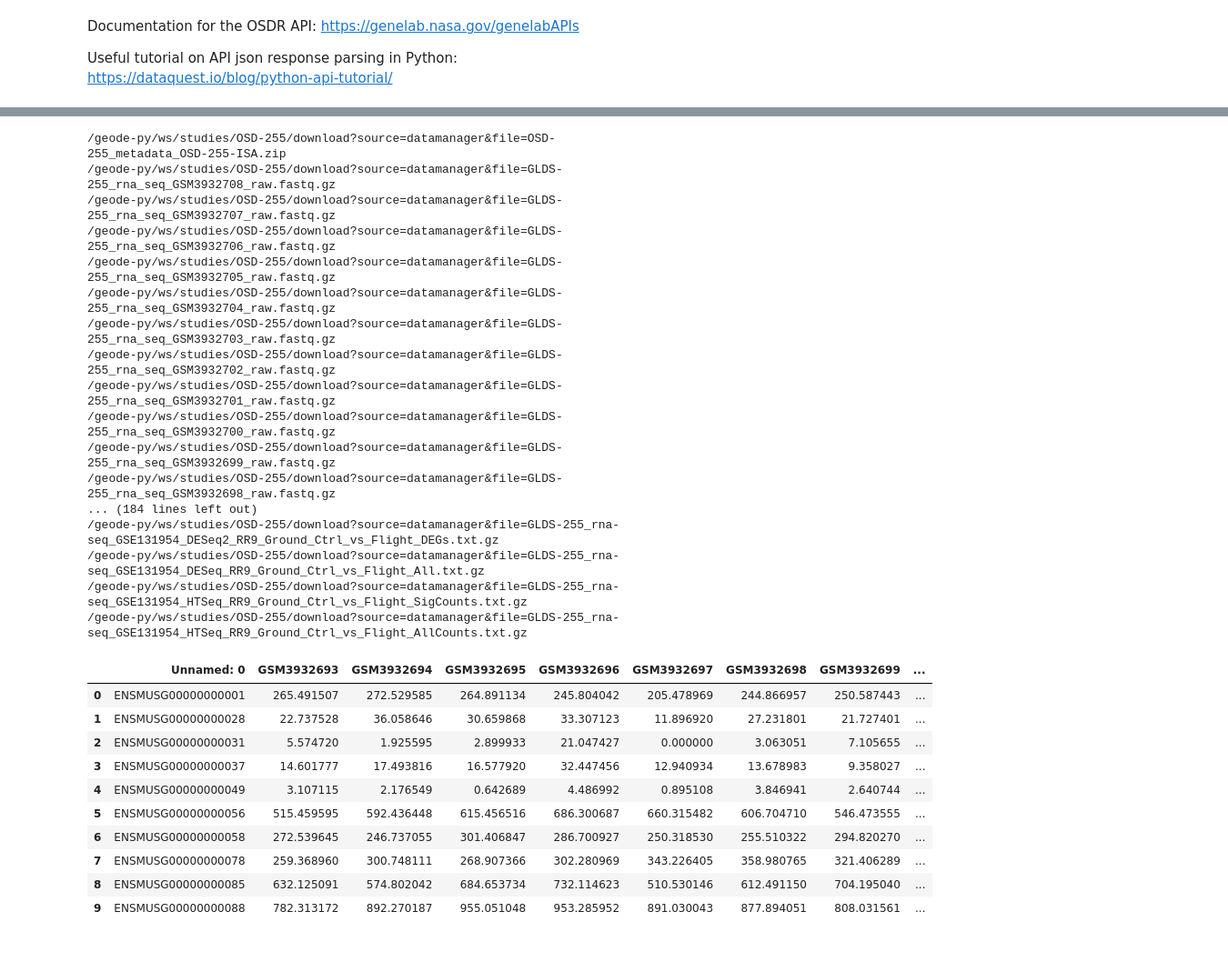
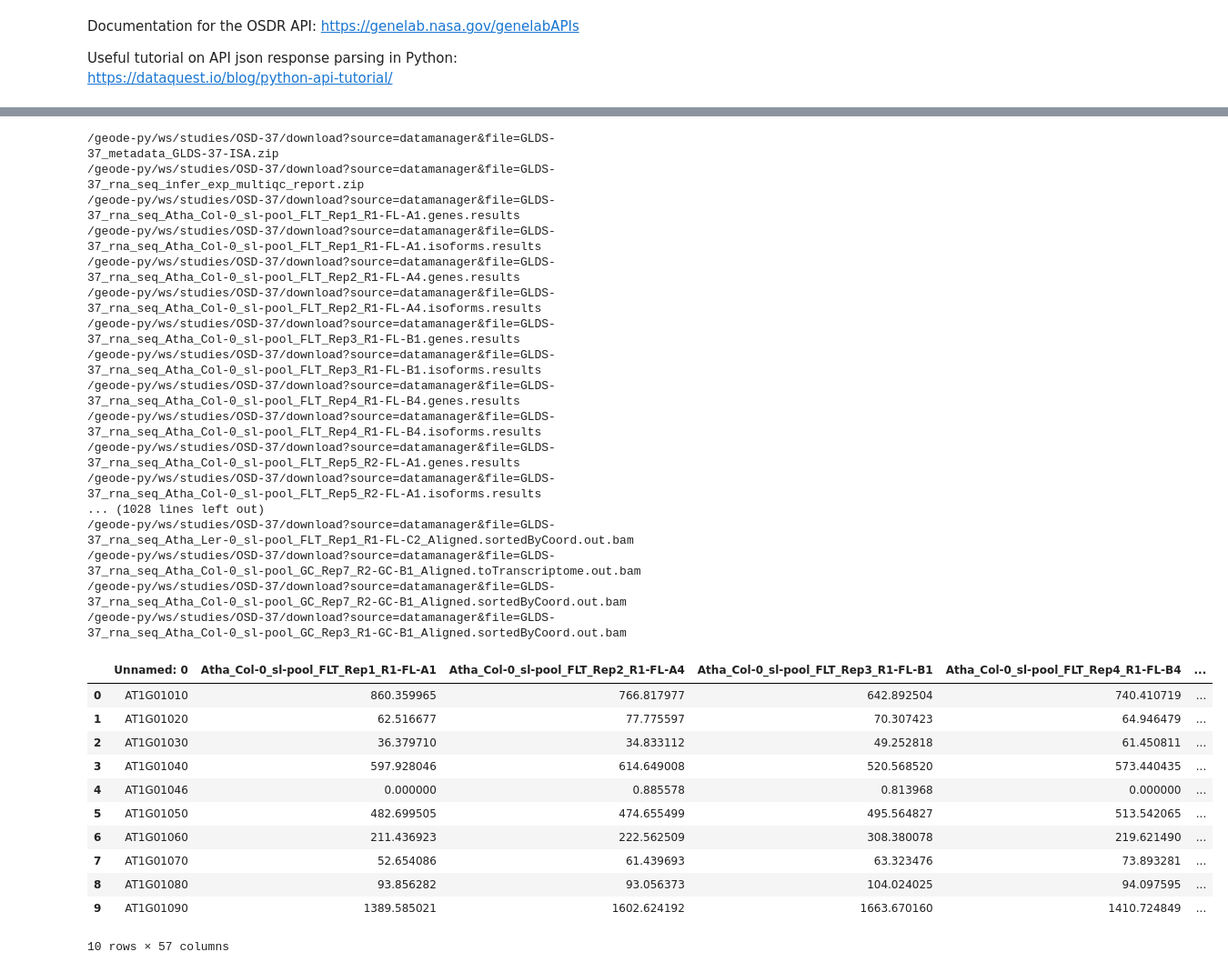
Before and after one commit to dr-richard-barker/Space_Biology_Education.io, a Jupyter notebook: OSDR_API_demo.ipynb, the cells around one changed output, grey strips where cells are left out. Shown at 91% size. Drawn from its saved outputs; the diff is of its cells as text; code cells hidden in the pictures.

```diff
--- a/OSDR_API_demo.ipynb
+++ b/OSDR_API_demo.ipynb
@@ -35,37 +35,38 @@ response
 # %%
 # Get the remote URL for all files (need to put https://osdr.nasa.gov before each URL to access)
-for item in response['studies']['OSD-255']['study_files']:
+for item in response['studies']['OSD-37']['study_files']:
     print(item['remote_url'])
 # %% [output]
-/geode-py/ws/studies/OSD-255/download?source=datamanager&file=OSD-255_metadata_OSD-255-ISA.zip
-/geode-py/ws/studies/OSD-255/download?source=datamanager&file=GLDS-255_rna_seq_GSM3932708_raw.fastq.gz
-/geode-py/ws/studies/OSD-255/download?source=datamanager&file=GLDS-255_rna_seq_GSM3932707_raw.fastq.gz
-/geode-py/ws/studies/OSD-255/download?source=datamanager&file=GLDS-255_rna_seq_GSM3932706_raw.fastq.gz
-/geode-py/ws/studies/OSD-255/download?source=datamanager&file=GLDS-255_rna_seq_GSM3932705_raw.fastq.gz
-/geode-py/ws/studies/OSD-255/download?source=datamanager&file=GLDS-255_rna_seq_GSM3932704_raw.fastq.gz
-/geode-py/ws/studies/OSD-255/download?source=datamanager&file=GLDS-255_rna_seq_GSM3932703_raw.fastq.gz
-/geode-py/ws/studies/OSD-255/download?source=datamanager&file=GLDS-255_rna_seq_GSM3932702_raw.fastq.gz
-/geode-py/ws/studies/OSD-255/download?source=datamanager&file=GLDS-255_rna_seq_GSM3932701_raw.fastq.gz
-/geode-py/ws/studies/OSD-255/download?source=datamanager&file=GLDS-255_rna_seq_GSM3932700_raw.fastq.gz
-/geode-py/ws/studies/OSD-255/download?source=datamanager&file=GLDS-255_rna_seq_GSM3932699_raw.fastq.gz
-/geode-py/ws/studies/OSD-255/download?source=datamanager&file=GLDS-255_rna_seq_GSM3932698_raw.fastq.gz
-... (184 lines left out)
-/geode-py/ws/studies/OSD-255/download?source=datamanager&file=GLDS-255_rna-seq_GSE131954_DESeq2_RR9_Ground_Ctrl_vs_Flight_DEGs.txt.gz
-/geode-py/ws/studies/OSD-255/download?source=datamanager&file=GLDS-255_rna-seq_GSE131954_DESeq_RR9_Ground_Ctrl_vs_Flight_All.txt.gz
-/geode-py/ws/studies/OSD-255/download?source=datamanager&file=GLDS-255_rna-seq_GSE131954_HTSeq_RR9_Ground_Ctrl_vs_Flight_SigCounts.txt.gz
-/geode-py/ws/studies/OSD-255/download?source=datamanager&file=GLDS-255_rna-seq_GSE131954_HTSeq_RR9_Ground_Ctrl_vs_Flight_AllCounts.txt.gz
+/geode-py/ws/studies/OSD-37/download?source=datamanager&file=GLDS-37_metadata_GLDS-37-ISA.zip
+/geode-py/ws/studies/OSD-37/download?source=datamanager&file=GLDS-37_rna_seq_infer_exp_multiqc_report.zip
+/geode-py/ws/studies/OSD-37/download?source=datamanager&file=GLDS-37_rna_seq_Atha_Col-0_sl-pool_FLT_Rep1_R1-FL-A1.genes.results
+/geode-py/ws/studies/OSD-37/download?source=datamanager&file=GLDS-37_rna_seq_Atha_Col-0_sl-pool_FLT_Rep1_R1-FL-A1.isoforms.results
+/geode-py/ws/studies/OSD-37/download?source=datamanager&file=GLDS-37_rna_seq_Atha_Col-0_sl-pool_FLT_Rep2_R1-FL-A4.genes.results
+/geode-py/ws/studies/OSD-37/download?source=datamanager&file=GLDS-37_rna_seq_Atha_Col-0_sl-pool_FLT_Rep2_R1-FL-A4.isoforms.results
+/geode-py/ws/studies/OSD-37/download?source=datamanager&file=GLDS-37_rna_seq_Atha_Col-0_sl-pool_FLT_Rep3_R1-FL-B1.genes.results
+/geode-py/ws/studies/OSD-37/download?source=datamanager&file=GLDS-37_rna_seq_Atha_Col-0_sl-pool_FLT_Rep3_R1-FL-B1.isoforms.results
+/geode-py/ws/studies/OSD-37/download?source=datamanager&file=GLDS-37_rna_seq_Atha_Col-0_sl-pool_FLT_Rep4_R1-FL-B4.genes.results
+/geode-py/ws/studies/OSD-37/download?source=datamanager&file=GLDS-37_rna_seq_Atha_Col-0_sl-pool_FLT_Rep4_R1-FL-B4.isoforms.results
+/geode-py/ws/studies/OSD-37/download?source=datamanager&file=GLDS-37_rna_seq_Atha_Col-0_sl-pool_FLT_Rep5_R2-FL-A1.genes.results
+/geode-py/ws/studies/OSD-37/download?source=datamanager&file=GLDS-37_rna_seq_Atha_Col-0_sl-pool_FLT_Rep5_R2-FL-A1.isoforms.results
+... (1028 lines left out)
+/geode-py/ws/studies/OSD-37/download?source=datamanager&file=GLDS-37_rna_seq_Atha_Ler-0_sl-pool_FLT_Rep1_R1-FL-C2_Aligned.sortedByCoord.out.bam
+/geode-py/ws/studies/OSD-37/download?source=datamanager&file=GLDS-37_rna_seq_Atha_Col-0_sl-pool_GC_Rep7_R2-GC-B1_Aligned.toTranscriptome.out.bam
+/geode-py/ws/studies/OSD-37/download?source=datamanager&file=GLDS-37_rna_seq_Atha_Col-0_sl-pool_GC_Rep7_R2-GC-B1_Aligned.sortedByCoord.out.bam
+/geode-py/ws/studies/OSD-37/download?source=datamanager&file=GLDS-37_rna_seq_Atha_Col-0_sl-pool_GC_Rep3_R1-GC-B1_Aligned.sortedByCoord.out.bam
 # %%
 # Use pandas to read in the Normalized Counts CSV file
-pd.read_csv('https://osdr.nasa.gov/geode-py/ws/studies/OSD-255/download?source=datamanager&file=GLDS-255_rna_seq_Normalized_Counts.csv', nrows=10)
+pd.read_csv('https://osdr.nasa.gov/geode-py/ws/studies/OSD-255/download?source=datamanager&file=GLDS-37_rna_seq_Normalized_Counts.csv', nrows=10)
 # %% [output]
-|  | Unnamed: 0 | GSM3932693 | GSM3932694 | GSM3932695 | GSM3932696 | GSM3932697 | GSM3932698 | GSM3932699 | ... |
-| 0 | ENSMUSG00000000001 | 265.491507 | 272.529585 | 264.891134 | 245.804042 | 205.478969 | 244.866957 | 250.587443 | ... |
-| 1 | ENSMUSG00000000028 | 22.737528 | 36.058646 | 30.659868 | 33.307123 | 11.896920 | 27.231801 | 21.727401 | ... |
-| 2 | ENSMUSG00000000031 | 5.574720 | 1.925595 | 2.899933 | 21.047427 | 0.000000 | 3.063051 | 7.105655 | ... |
-| 3 | ENSMUSG00000000037 | 14.601777 | 17.493816 | 16.577920 | 32.447456 | 12.940934 | 13.678983 | 9.358027 | ... |
-| 4 | ENSMUSG00000000049 | 3.107115 | 2.176549 | 0.642689 | 4.486992 | 0.895108 | 3.846941 | 2.640744 | ... |
-| 5 | ENSMUSG00000000056 | 515.459595 | 592.436448 | 615.456516 | 686.300687 | 660.315482 | 606.704710 | 546.473555 | ... |
-| 6 | ENSMUSG00000000058 | 272.539645 | 246.737055 | 301.406847 | 286.700927 | 250.318530 | 255.510322 | 294.820270 | ... |
-| 7 | ENSMUSG00000000078 | 259.368960 | 300.748111 | 268.907366 | 302.280969 | 343.226405 | 358.980765 | 321.406289 | ... |
-| 8 | ENSMUSG00000000085 | 632.125091 | 574.802042 | 684.653734 | 732.114623 | 510.530146 | 612.491150 | 704.195040 | ... |
-| 9 | ENSMUSG00000000088 | 782.313172 | 892.270187 | 955.051048 | 953.285952 | 891.030043 | 877.894051 | 808.031561 | ... |
+|  | Unnamed: 0 | Atha_Col-0_sl-pool_FLT_Rep1_R1-FL-A1 | Atha_Col-0_sl-pool_FLT_Rep2_R1-FL-A4 | Atha_Col-0_sl-pool_FLT_Rep3_R1-FL-B1 | Atha_Col-0_sl-pool_FLT_Rep4_R1-FL-B4 | ... |
+| 0 | AT1G01010 | 860.359965 | 766.817977 | 642.892504 | 740.410719 | ... |
+| 1 | AT1G01020 | 62.516677 | 77.775597 | 70.307423 | 64.946479 | ... |
+| 2 | AT1G01030 | 36.379710 | 34.833112 | 49.252818 | 61.450811 | ... |
+| 3 | AT1G01040 | 597.928046 | 614.649008 | 520.568520 | 573.440435 | ... |
+| 4 | AT1G01046 | 0.000000 | 0.885578 | 0.813968 | 0.000000 | ... |
+| 5 | AT1G01050 | 482.699505 | 474.655499 | 495.564827 | 513.542065 | ... |
+| 6 | AT1G01060 | 211.436923 | 222.562509 | 308.380078 | 219.621490 | ... |
+| 7 | AT1G01070 | 52.654086 | 61.439693 | 63.323476 | 73.893281 | ... |
+| 8 | AT1G01080 | 93.856282 | 93.056373 | 104.024025 | 94.097595 | ... |
+| 9 | AT1G01090 | 1389.585021 | 1602.624192 | 1663.670160 | 1410.724849 | ... |
+10 rows × 57 columns
```
Also changed, not shown: parts of 2 cells of this notebook.
